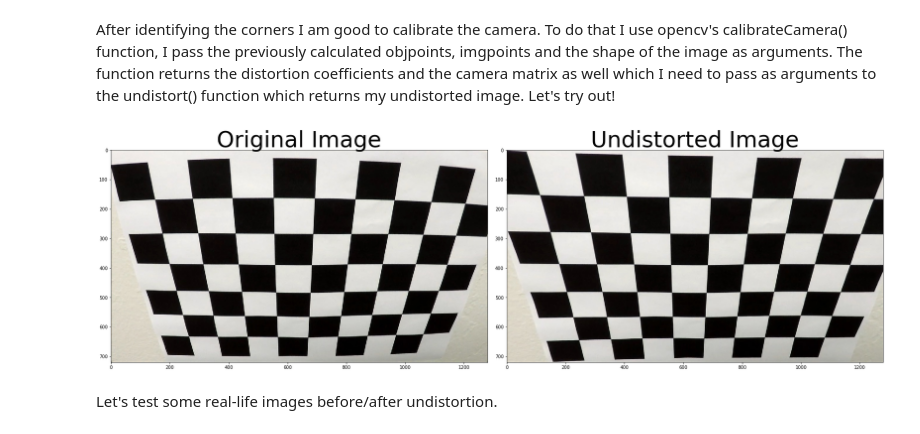
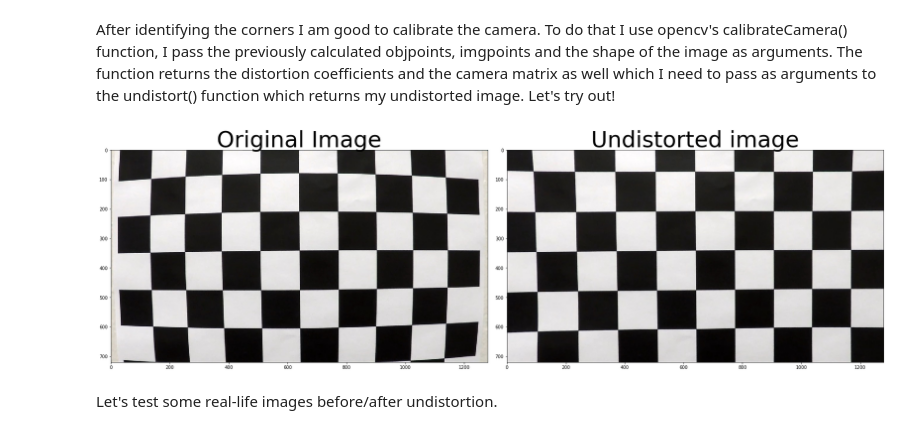
Before and after one commit to sandorgoda/Advanced-Lane-Finding, a Jupyter notebook: Advanced-Lane-Finding.ipynb, the cells around one changed output. Saved outputs shown, nothing was run; the diff lists cells and outputs as text; code cells hidden in the pictures.

```diff
--- a/Advanced-Lane-Finding.ipynb
+++ b/Advanced-Lane-Finding.ipynb
@@ -54,24 +54,34 @@ for fname in images:
         plt.imshow(img)
 # %% [output]
 [figure]
+# %%
+# Plot original and transformed image next to each other
+def print_image(img1, img2, title1, title2):
+    # Plot
+    f, (ax1, ax2) = plt.subplots(1, 2, figsize=(24, 9))
+    f.tight_layout()
+    ax1.imshow(img1)
+    ax1.set_title(title1, fontsize=50)
+    ax2.imshow(img2)
+    ax2.set_title(title2, fontsize=50)
+    plt.subplots_adjust(left=0., right=1, top=0.9, bottom=0.)
 # %% [markdown]
 # Calibration and Undistortion
 # %% [markdown]
 After identifying the corners I am good to calibrate the camera. To do that I use opencv's calibrateCamera() function, I pass the previously calculated objpoints, imgpoints and the shape of the image as arguments.
 The function returns the distortion coefficients and the camera matrix as well which I need to pass as arguments to the undistort() function which returns my undistorted image. Let's try out!
-# %%
-ret, mtx, dist, rvecs, tvecs = cv2.calibrateCamera(objpoints, imgpoints, image_shape[:2],None,None)
-
-img = mpimg.imread('camera_cal/calibration2.jpg')
-dst = cv2.undistort(img, mtx, dist, None, mtx)
-f, (ax1, ax2) = plt.subplots(1, 2, figsize=(24, 9))
-f.tight_layout()
-ax1.imshow(img)
-ax1.set_title('Original Image', fontsize=50)
-ax2.imshow(dst)
-ax2.set_title('Undistorted Image', fontsize=50)
-plt.subplots_adjust(left=0., right=1, top=0.9, bottom=0.)
-# %% [output]
-[figure, removed]
+# %%
+#Camera calibration and undistortion
+ret, mtx, dist, rvecs, tvecs = cv2.calibrateCamera(objpoints, imgpoints, image_shape[:2],None,None)
+def undistort(img):
+    dst = cv2.undistort(img, mtx, dist, None, mtx)
+    return dst
+
+img = mpimg.imread('camera_cal/calibration1.jpg')
+dst = undistort(img)
+
+print_image(img, dst, 'Original Image', 'Undistorted image')
+# %% [output]
+[figure, added]
 # %% [markdown]
 Let's test some real-life images before/after undistortion.
```
Also changed, not shown: parts of 6 cells of this notebook.
